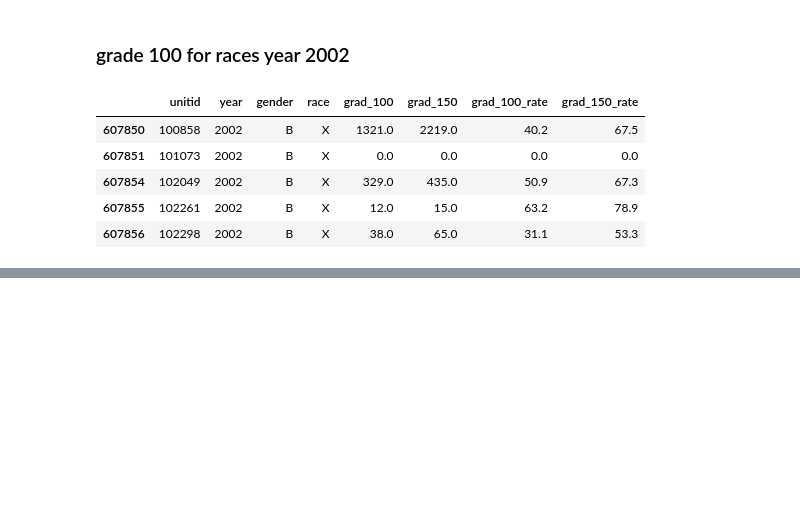
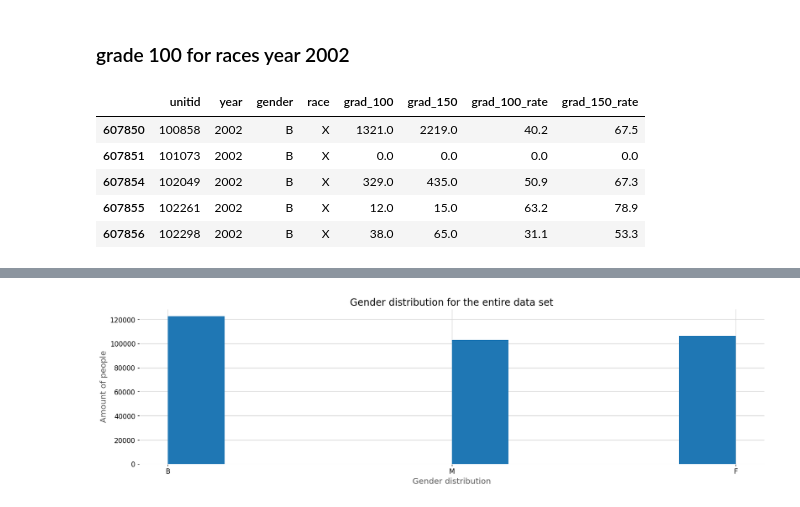
Before and after one commit to ezztherose/TIA-Scraping, a Jupyter notebook: notebooks/institution.ipynb, the cells around one changed output, grey strips where cells are left out. Saved outputs shown, nothing was run; the diff lists cells and outputs as text; code cells hidden in the pictures; blank space fills up the shorter version.

```diff
--- a/notebooks/institution.ipynb
+++ b/notebooks/institution.ipynb
@@ -169,0 +194,10 @@ df_2002.head()
+# %%
+plt.hist(df_clean['gender'])
+plt.ylim()
+plt.yticks()
+plt.title('Gender distribution for the entire data set')
+plt.ylabel('Amount of people')
+plt.xlabel('Gender distribution')
+plt.show()
+# %% [output]
+[figure, added]
```
Also changed, not shown: parts of 10 cells of this notebook.
